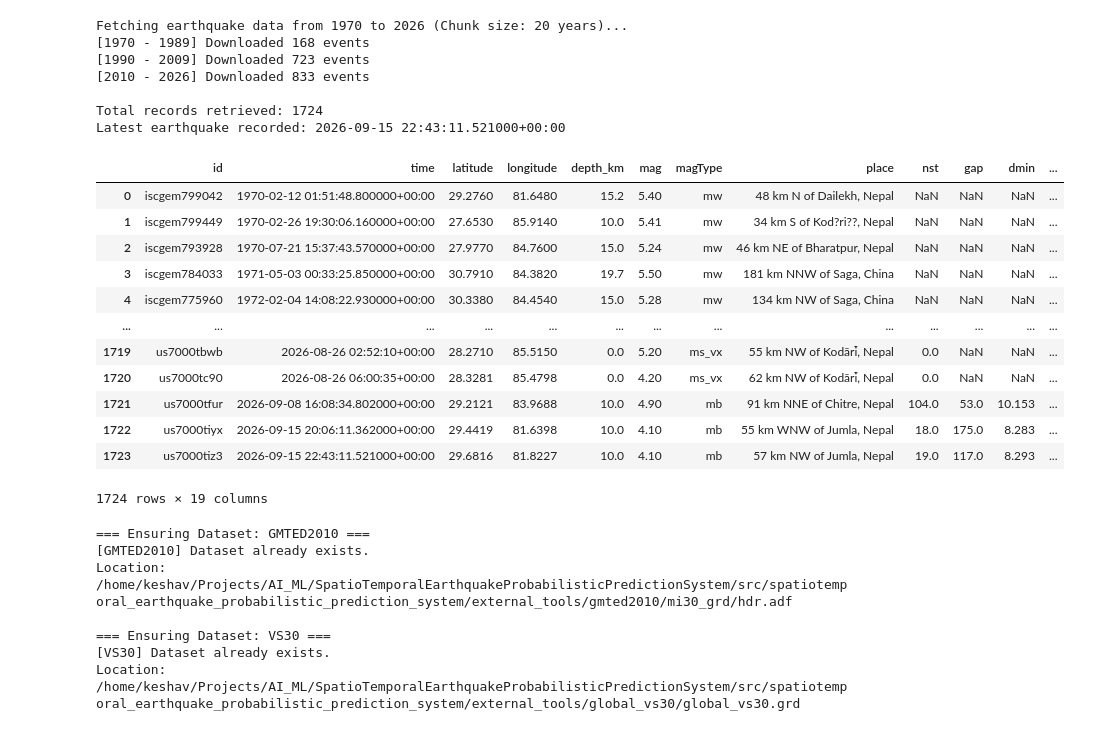
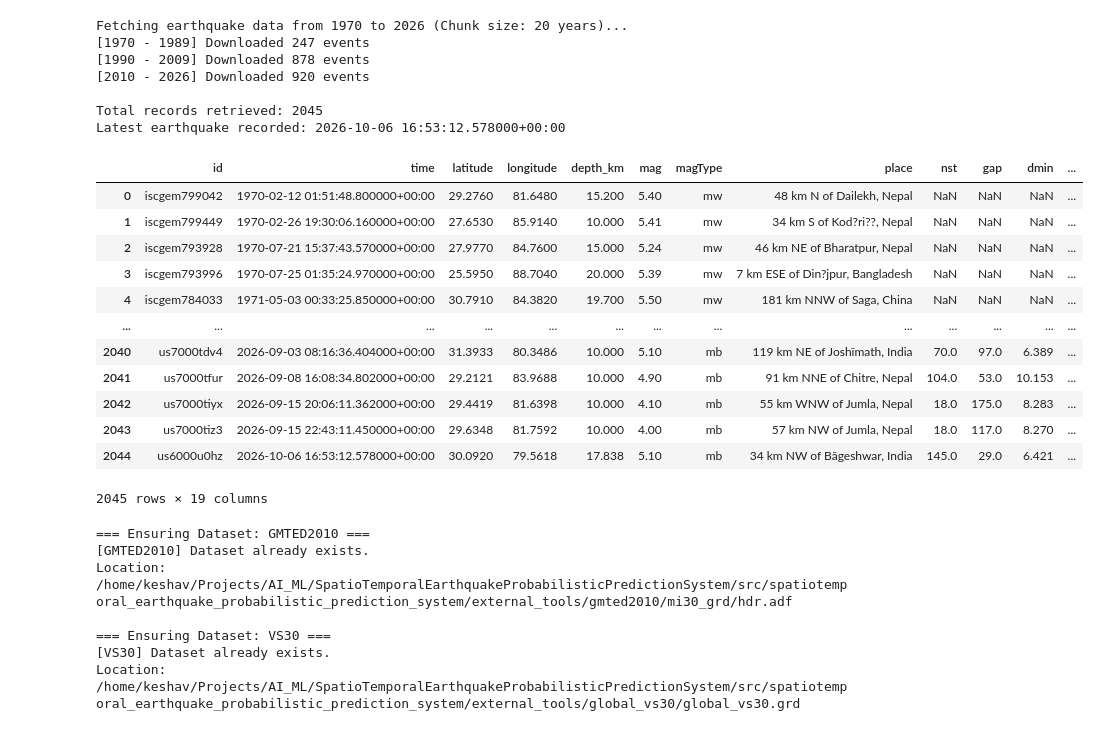
Before and after one commit to keshavprasadneupane/SpatioTemporal-Earthquake-Probabilistic-Prediction-System, a Jupyter notebook: src/spatiotemporal_earthquake_probabilistic_prediction_system/utility/data_download.ipynb, the cells around one changed output. Cells and saved outputs as stored; diff of their text form; code cells hidden in the pictures.

```diff
--- a/src/spatiotemporal_earthquake_probabilistic_prediction_system/utility/data_download.ipynb
+++ b/src/spatiotemporal_earthquake_probabilistic_prediction_system/utility/data_download.ipynb
@@ -134,43 +134,45 @@ def fetch_earthquake_data(
 		print(f"Latest earthquake recorded: {df['time'].max()}")
 
 	return df
-
-
-query_config = USGSQueryConfig(
-	url="https://earthquake.usgs.gov/fdsnws/event/1/query",
-	min_latitude=26.0,
-	max_latitude=31.0,
-	min_longitude=80.0,
-	max_longitude=89.0,
-	min_magnitude=2.5,
-	start_year=1970,
-	end_year=None,  # Fetches up to the current second
-)
-# Fetch in 20-year chunks
-df_earthquakes = fetch_earthquake_data(query_config, chunk_years=20, request_delay=0.1)
-df_earthquakes.to_csv(RAW_DATA_DIR / "earthquake_data.csv", index=False)
-display(df_earthquakes)
-# %% [output]
-Fetching earthquake data from 1970 to 2026 (Chunk size: 20 years)...
-[1970 - 1989] Downloaded 168 events
-[1990 - 2009] Downloaded 723 events
-[2010 - 2026] Downloaded 833 events
-
-Total records retrieved: 1724
-Latest earthquake recorded: 2026-09-15 22:43:11.521000+00:00
-|  | id | time | latitude | longitude | depth_km | mag | magType | place | nst | gap | dmin | ... |
-| 0 | iscgem799042 | 1970-02-12 01:51:48.800000+00:00 | 29.2760 | 81.6480 | 15.2 | 5.40 | mw | 48 km N of Dailekh, Nepal | NaN | NaN | NaN | ... |
-| 1 | iscgem799449 | 1970-02-26 19:30:06.160000+00:00 | 27.6530 | 85.9140 | 10.0 | 5.41 | mw | 34 km S of Kod?ri??, Nepal | NaN | NaN | NaN | ... |
-| 2 | iscgem793928 | 1970-07-21 15:37:43.570000+00:00 | 27.9770 | 84.7600 | 15.0 | 5.24 | mw | 46 km NE of Bharatpur, Nepal | NaN | NaN | NaN | ... |
-| 3 | iscgem784033 | 1971-05-03 00:33:25.850000+00:00 | 30.7910 | 84.3820 | 19.7 | 5.50 | mw | 181 km NNW of Saga, China | NaN | NaN | NaN | ... |
-| 4 | iscgem775960 | 1972-02-04 14:08:22.930000+00:00 | 30.3380 | 84.4540 | 15.0 | 5.28 | mw | 134 km NW of Saga, China | NaN | NaN | NaN | ... |
-| ... | ... | ... | ... | ... | ... | ... | ... | ... | ... | ... | ... | ... |
-| 1719 | us7000tbwb | 2026-08-26 02:52:10+00:00 | 28.2710 | 85.5150 | 0.0 | 5.20 | ms_vx | 55 km NW of Kodāri̇̄, Nepal | 0.0 | NaN | NaN | ... |
-| 1720 | us7000tc90 | 2026-08-26 06:00:35+00:00 | 28.3281 | 85.4798 | 0.0 | 4.20 | ms_vx | 62 km NW of Kodāri̇̄, Nepal | 0.0 | NaN | NaN | ... |
-| 1721 | us7000tfur | 2026-09-08 16:08:34.802000+00:00 | 29.2121 | 83.9688 | 10.0 | 4.90 | mb | 91 km NNE of Chitre, Nepal | 104.0 | 53.0 | 10.153 | ... |
-| 1722 | us7000tiyx | 2026-09-15 20:06:11.362000+00:00 | 29.4419 | 81.6398 | 10.0 | 4.10 | mb | 55 km WNW of Jumla, Nepal | 18.0 | 175.0 | 8.283 | ... |
-| 1723 | us7000tiz3 | 2026-09-15 22:43:11.521000+00:00 | 29.6816 | 81.8227 | 10.0 | 4.10 | mb | 57 km NW of Jumla, Nepal | 19.0 | 117.0 | 8.293 | ... |
-1724 rows × 19 columns
+# %%
+#100km = 0.9 degrees latitude or longitude
+# using 100km buffer around the region of interest (26.0-31.0 latitude, 80.0-89.0 longitude)
+# so this can cover the surrounding areas and capture earthquakes that may affect the region of interest.
+query_config = USGSQueryConfig(
+    url="https://earthquake.usgs.gov/fdsnws/event/1/query",
+    min_latitude=25.1,   # 26.0 - 0.9   ,
+    max_latitude=31.9,   # 31.0 + 0.9
+    min_longitude=79.0,  # 80.0 - ~1.0
+    max_longitude=90.0,  # 89.0 + ~1.0
+    min_magnitude=2.5,
+    start_year=1970,
+    end_year=None,
+)
+# Fetch in 20-year chunks
+df_earthquakes = fetch_earthquake_data(query_config, chunk_years=20, request_delay=0.1)
+df_earthquakes.to_csv(RAW_DATA_DIR / "earthquake_data.csv", index=False)
+display(df_earthquakes)
+# %% [output]
+Fetching earthquake data from 1970 to 2026 (Chunk size: 20 years)...
+[1970 - 1989] Downloaded 247 events
+[1990 - 2009] Downloaded 878 events
+[2010 - 2026] Downloaded 920 events
+
+Total records retrieved: 2045
+Latest earthquake recorded: 2026-10-06 16:53:12.578000+00:00
+|  | id | time | latitude | longitude | depth_km | mag | magType | place | nst | gap | dmin | ... |
+| 0 | iscgem799042 | 1970-02-12 01:51:48.800000+00:00 | 29.2760 | 81.6480 | 15.200 | 5.40 | mw | 48 km N of Dailekh, Nepal | NaN | NaN | NaN | ... |
+| 1 | iscgem799449 | 1970-02-26 19:30:06.160000+00:00 | 27.6530 | 85.9140 | 10.000 | 5.41 | mw | 34 km S of Kod?ri??, Nepal | NaN | NaN | NaN | ... |
+| 2 | iscgem793928 | 1970-07-21 15:37:43.570000+00:00 | 27.9770 | 84.7600 | 15.000 | 5.24 | mw | 46 km NE of Bharatpur, Nepal | NaN | NaN | NaN | ... |
+| 3 | iscgem793996 | 1970-07-25 01:35:24.970000+00:00 | 25.5950 | 88.7040 | 20.000 | 5.39 | mw | 7 km ESE of Din?jpur, Bangladesh | NaN | NaN | NaN | ... |
+| 4 | iscgem784033 | 1971-05-03 00:33:25.850000+00:00 | 30.7910 | 84.3820 | 19.700 | 5.50 | mw | 181 km NNW of Saga, China | NaN | NaN | NaN | ... |
+| ... | ... | ... | ... | ... | ... | ... | ... | ... | ... | ... | ... | ... |
+| 2040 | us7000tdv4 | 2026-09-03 08:16:36.404000+00:00 | 31.3933 | 80.3486 | 10.000 | 5.10 | mb | 119 km NE of Joshīmath, India | 70.0 | 97.0 | 6.389 | ... |
+| 2041 | us7000tfur | 2026-09-08 16:08:34.802000+00:00 | 29.2121 | 83.9688 | 10.000 | 4.90 | mb | 91 km NNE of Chitre, Nepal | 104.0 | 53.0 | 10.153 | ... |
+| 2042 | us7000tiyx | 2026-09-15 20:06:11.362000+00:00 | 29.4419 | 81.6398 | 10.000 | 4.10 | mb | 55 km WNW of Jumla, Nepal | 18.0 | 175.0 | 8.283 | ... |
+| 2043 | us7000tiz3 | 2026-09-15 22:43:11.450000+00:00 | 29.6348 | 81.7592 | 10.000 | 4.00 | mb | 57 km NW of Jumla, Nepal | 18.0 | 117.0 | 8.270 | ... |
+| 2044 | us6000u0hz | 2026-10-06 16:53:12.578000+00:00 | 30.0920 | 79.5618 | 17.838 | 5.10 | mb | 34 km NW of Bāgeshwar, India | 145.0 | 29.0 | 6.421 | ... |
+2045 rows × 19 columns
 # %%
 from __future__ import annotations
 
```
Also changed, not shown: 3 other files.
